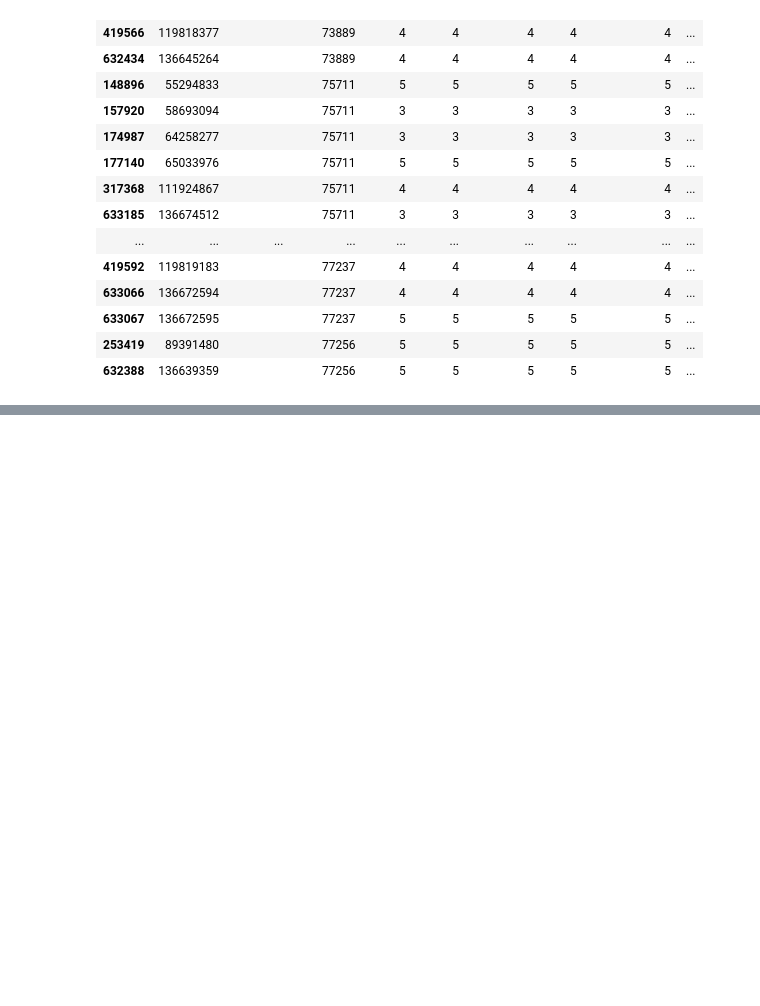
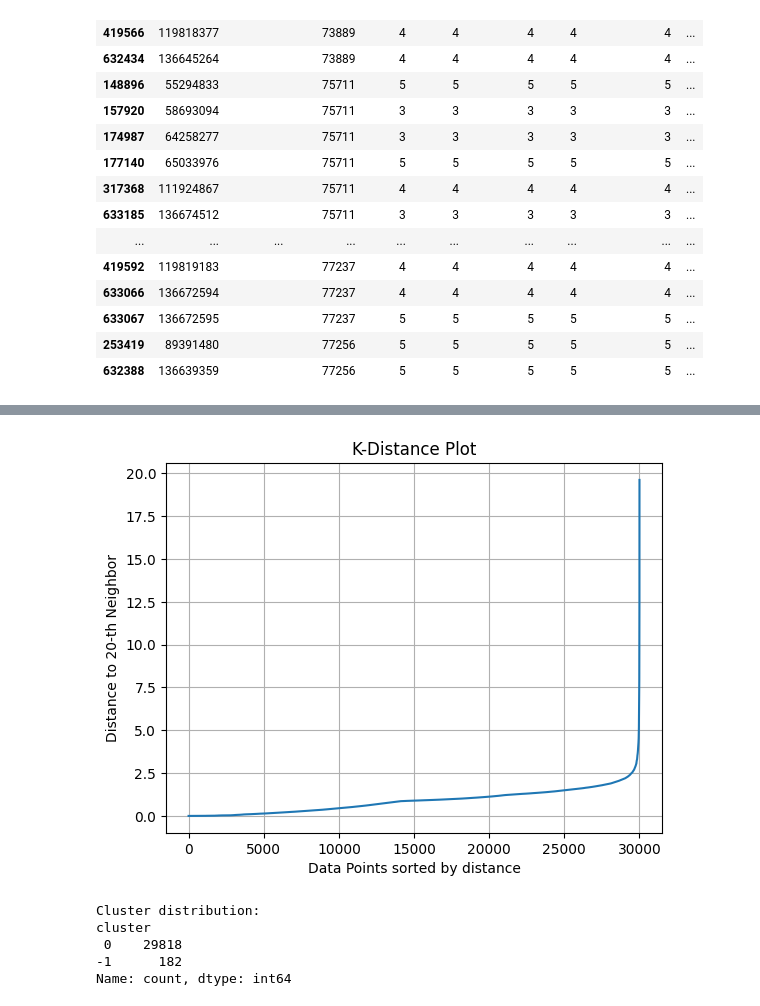
Before and after one commit to lucasnyc/is5126-assignment1, a Jupyter notebook: lucas/02_exploratory_analysis_lucas.ipynb, the cells around one changed output, grey strips where cells are left out. Saved outputs shown, nothing was run; the diff lists cells and outputs as text; code cells hidden in the pictures; blank space fills up the shorter version.

Commit message:
lucas assignment 1 - DBSCAN + PCA

```diff
--- a/lucas/02_exploratory_analysis_lucas.ipynb
+++ b/lucas/02_exploratory_analysis_lucas.ipynb
@@ -527,3 +527,13 @@ Number of duplicate reviews (same author + hotel + text): 1550
 | 633067 | 136672595 |  | 77237 | 5 | 5 | 5 | 5 | 5 | ... |
 | 253419 | 89391480 |  | 77256 | 5 | 5 | 5 | 5 | 5 | ... |
 | 632388 | 136639359 |  | 77256 | 5 | 5 | 5 | 5 | 5 | ... |
+# %%
+# merge author & review
+merged_df = pd.merge(
+    reviews_df,
+    authors_deduped,
+    on='author_id',
+    how='inner'
+)
+
+print("Actual columns in merged_df:", merged_df.columns.tolist())
@@ -529,0 +577,46 @@ Number of duplicate reviews (same author + hotel + text): 1550
+# %%
+# scaling and sampling
+
+# 1. Sampling for performance
+df_sample = merged_df.sample(n=30000, random_state=42).copy()
+X = df_sample[clustering_features].fillna(0)
+
+# 2. Scaling
+scaler = StandardScaler()
+X_scaled = scaler.fit_transform(X)
+# %%
+k = 2 * len(clustering_features)
+neighbors = NearestNeighbors(n_neighbors=k)
+neighbors_fit = neighbors.fit(X_scaled)
+distances, indices = neighbors_fit.kneighbors(X_scaled)
+
+# Sort the distances to the k-th neighbor
+k_distances = np.sort(distances[:, k-1], axis=0)
+
+# Plotting
+plt.plot(k_distances)
+plt.title('K-Distance Plot')
+plt.xlabel('Data Points sorted by distance')
+plt.ylabel(f'Distance to {k}-th Neighbor')
+plt.grid(True)
+
+# Observed that the elbow of the curve sharp upwards at about 2.5, eps can be set at 2.5
+# %% [output]
+[figure, added]
+# %%
+# DBScan
+dbscan = DBSCAN(eps=2.5, min_samples=20)
+
+# fitting
+clusters = dbscan.fit_predict(X_scaled)
+df_sample['cluster'] = clusters
+
+# distribution check
+print("Cluster distribution:")
+print(df_sample['cluster'].value_counts())
+# %% [output]
+Cluster distribution:
+cluster
+ 0    29818
+-1      182
+Name: count, dtype: int64
```
Also changed, not shown: parts of 9 cells of this notebook.
